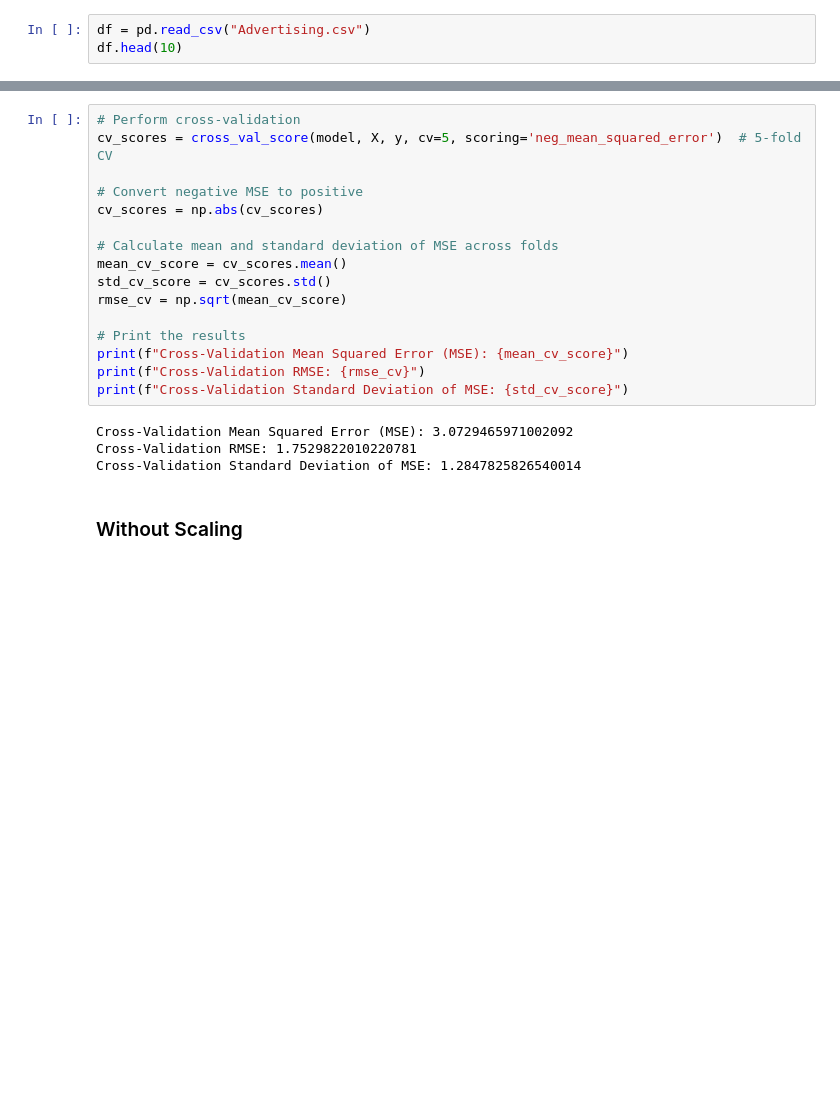
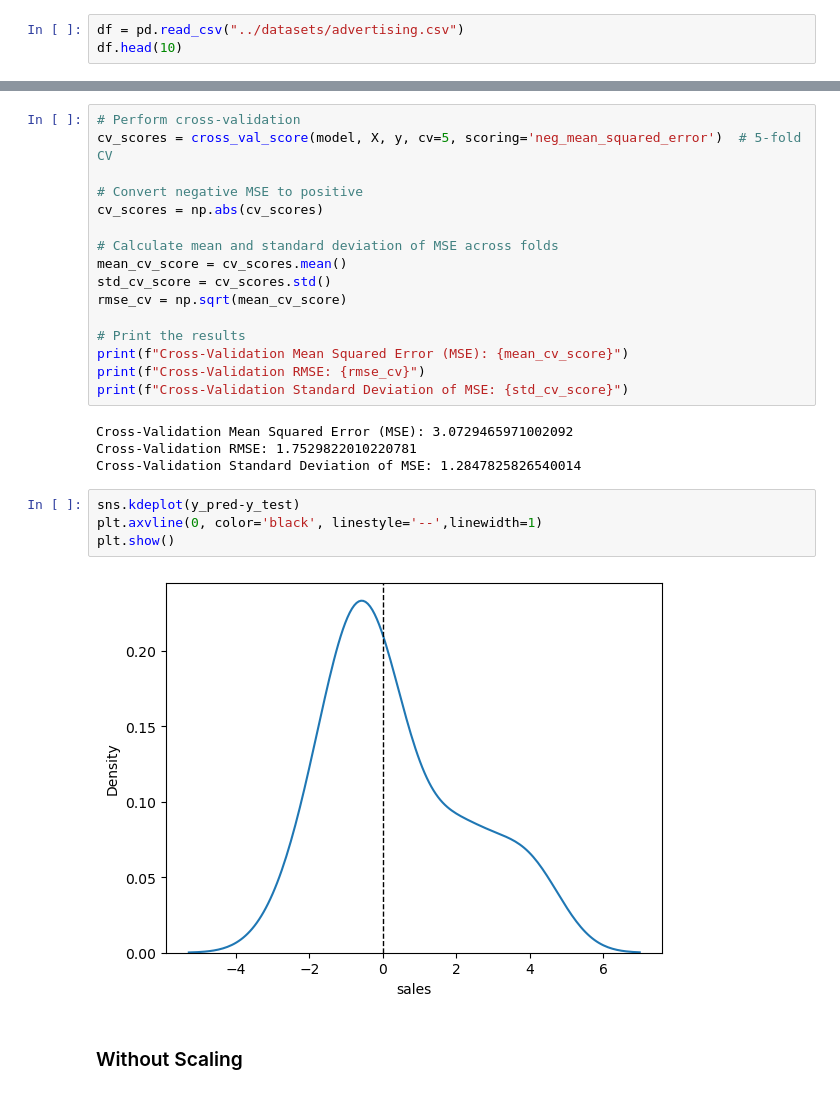
Before and after one commit to arnnav005/Machine-Learning-Journey, a Jupyter notebook: Notebooks/1. Linear Regression.ipynb, the cells around one changed output, grey strips where cells are left out. Cells and saved outputs as stored; diff of their text form; blank space fills up the shorter version.

```diff
--- a/Notebooks/1. Linear Regression.ipynb
+++ b/Notebooks/1. Linear Regression.ipynb
@@ -14,7 +14,7 @@ from sklearn.metrics import mean_absolute_error, mean_squared_error, root_mean_s
 # %% [markdown]
 ## Data Cleaning (Minimal)
 # %%
-df = pd.read_csv("Advertising.csv")
+df = pd.read_csv("../datasets/advertising.csv")
 df.head(10)
 # %% [output]
 |  | Unnamed: 0 | TV | radio | newspaper | sales |
@@ -166,6 +168,12 @@ print(f"Cross-Validation Standard Deviation of MSE: {std_cv_score}")
 Cross-Validation Mean Squared Error (MSE): 3.0729465971002092
 Cross-Validation RMSE: 1.7529822010220781
 Cross-Validation Standard Deviation of MSE: 1.2847825826540014
+# %%
+sns.kdeplot(y_pred-y_test)
+plt.axvline(0, color='black', linestyle='--',linewidth=1)
+plt.show()
+# %% [output]
+[figure, added]
 # %% [markdown]
 ### Without Scaling
 # %%
```
Also changed, not shown: parts of 15 cells of this notebook.
